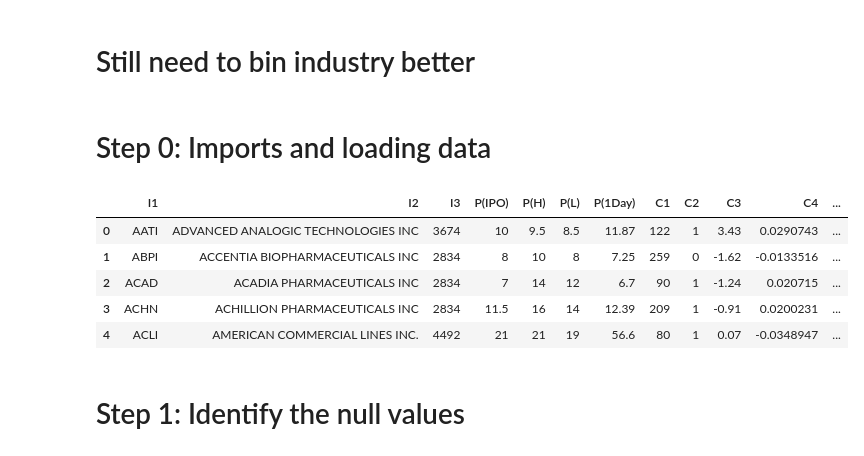
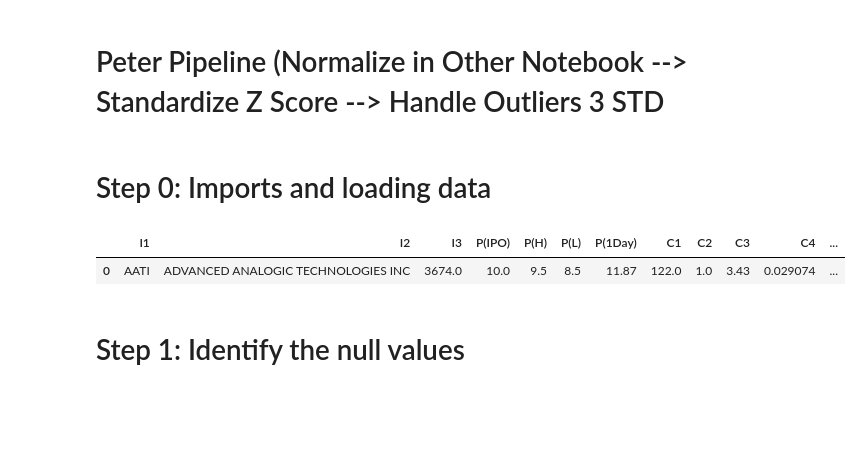
Before and after one commit to fairfield-university-ba545/project1-archana-s-team, a Jupyter notebook: data_prep-pete3.ipynb, the cells around one changed output. Saved outputs shown, nothing was run; the diff lists cells and outputs as text; code cells hidden in the pictures; blank space fills up the shorter version.

Commit message:
Pete Pipeline Normalize Standardize Outliers With STD

```diff
--- a/data_prep-pete3.ipynb
+++ b/data_prep-pete3.ipynb
@@ -1,5 +1,5 @@
-# %% [markdown]
-# Still need to bin industry better
+# %% [markdown]
+# Peter Pipeline (Normalize in Other Notebook --> Standardize Z Score --> Handle Outliers 3 STD
 # %% [markdown]
 # Step 0: Imports and loading data
 # %%
@@ -34,14 +34,10 @@ pd.set_option('display.max_columns', 500)
 raw_data = pd.read_excel('Competition1_raw_data.xlsx')
 data = raw_data.copy()
 # %%
-data.head()
+data.head(1)
 # %% [output]
 |  | I1 | I2 | I3 | P(IPO) | P(H) | P(L) | P(1Day) | C1 | C2 | C3 | C4 | ... |
-| 0 | AATI | ADVANCED ANALOGIC TECHNOLOGIES INC | 3674 | 10 | 9.5 | 8.5 | 11.87 | 122 | 1 | 3.43 | 0.0290743 | ... |
-| 1 | ABPI | ACCENTIA BIOPHARMACEUTICALS INC | 2834 | 8 | 10 | 8 | 7.25 | 259 | 0 | -1.62 | -0.0133516 | ... |
-| 2 | ACAD | ACADIA PHARMACEUTICALS INC | 2834 | 7 | 14 | 12 | 6.7 | 90 | 1 | -1.24 | 0.020715 | ... |
-| 3 | ACHN | ACHILLION PHARMACEUTICALS INC | 2834 | 11.5 | 16 | 14 | 12.39 | 209 | 1 | -0.91 | 0.0200231 | ... |
-| 4 | ACLI | AMERICAN COMMERCIAL LINES INC. | 4492 | 21 | 21 | 19 | 56.6 | 80 | 1 | 0.07 | -0.0348947 | ... |
+| 0 | AATI | ADVANCED ANALOGIC TECHNOLOGIES INC | 3674.0 | 10.0 | 9.5 | 8.5 | 11.87 | 122.0 | 1.0 | 3.43 | 0.029074 | ... |
 # %% [markdown]
 # Step 1: Identify the null values
 # %% [markdown]
```
Also changed, not shown: parts of 21 cells of this notebook.
